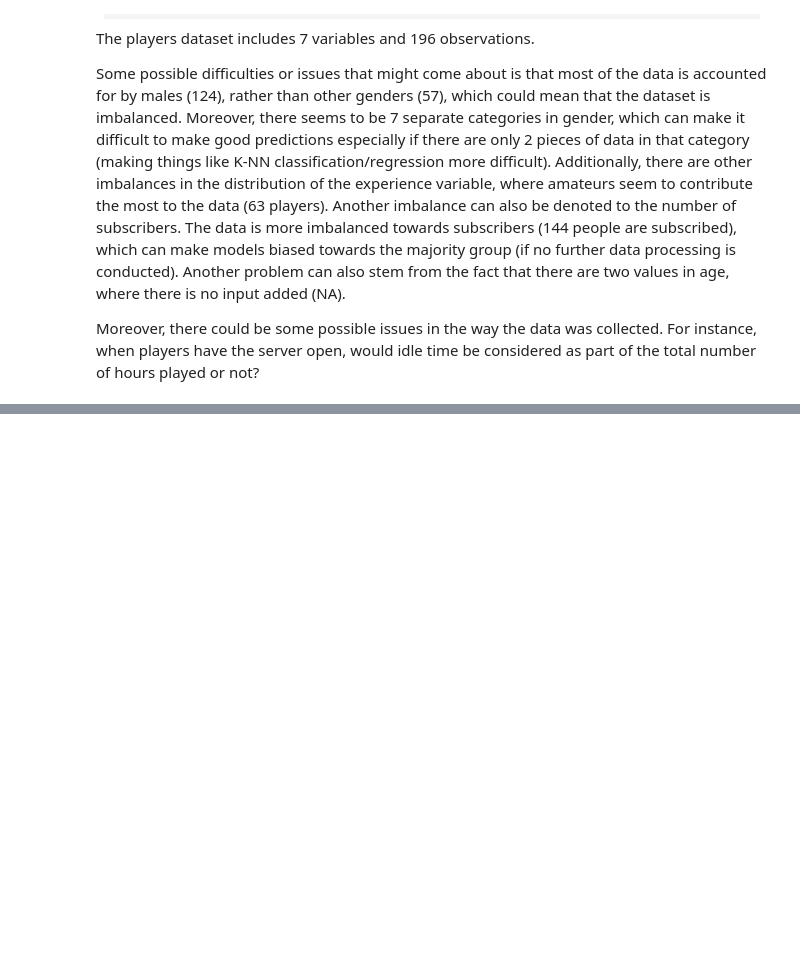
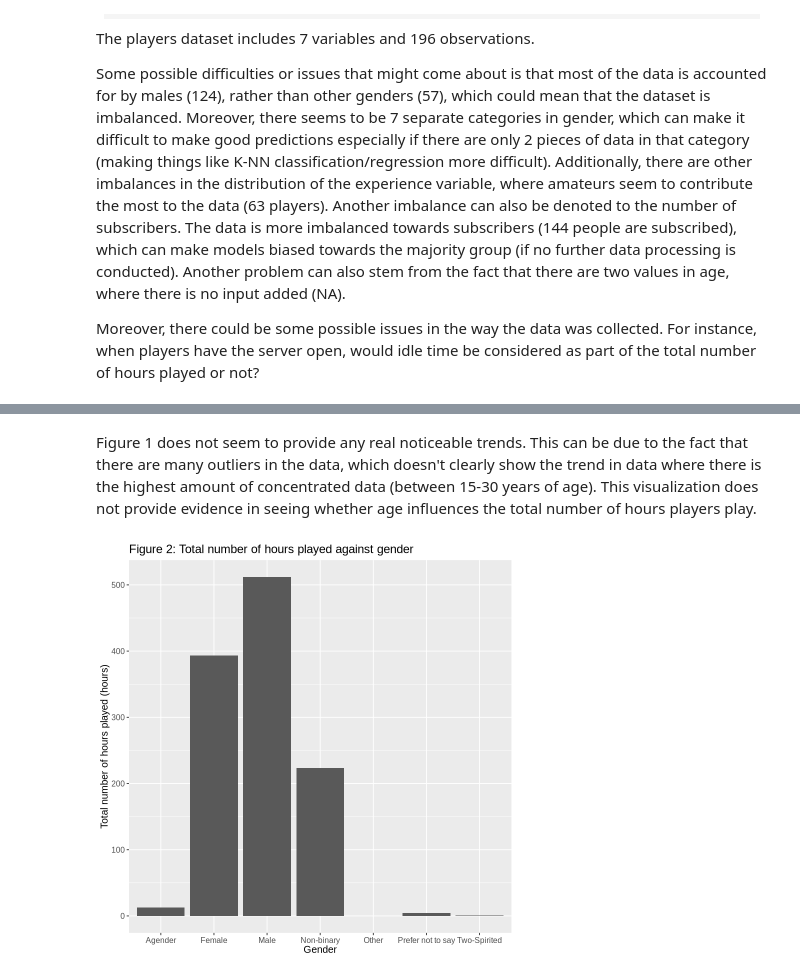
Before and after one commit to niloo1385/dsci_100_individual_project, a Jupyter notebook: dsci_100_individual_group_11.ipynb, the cells around one changed output, grey strips where cells are left out. Saved outputs shown, nothing was run; the diff lists cells and outputs as text; code cells hidden in the pictures; blank space fills up the shorter version.

```diff
--- a/dsci_100_individual_group_11.ipynb
+++ b/dsci_100_individual_group_11.ipynb
@@ -119,0 +144,14 @@ Moreover, there could be some possible issues in the way the data was collected.
+# %% [markdown]
+Figure 1 does not seem to provide any real noticeable trends. This can be due to the fact that there are many outliers in the data, which doesn't clearly show the trend in data where there is the highest amount of concentrated data (between 15-30 years of age). This visualization does not provide evidence in seeing whether age influences the total number of hours players play.
+# %%
+plot_2 <- players |>
+    group_by(gender) |>
+    summarise(total_hours = sum(played_hours, na.rm = TRUE)) |>
+    ggplot(aes(x = gender, y = total_hours)) +
+    geom_bar(stat = "identity") +
+    labs(x = "Gender", y = "Total number of hours played (hours)") +
+    theme(text = element_text(size = 12)) +
+    ggtitle("Figure 2: Total number of hours played against gender")
+plot_2
+# %% [output]
+[figure, added]
```
Also changed, not shown: parts of 6 cells of this notebook.
